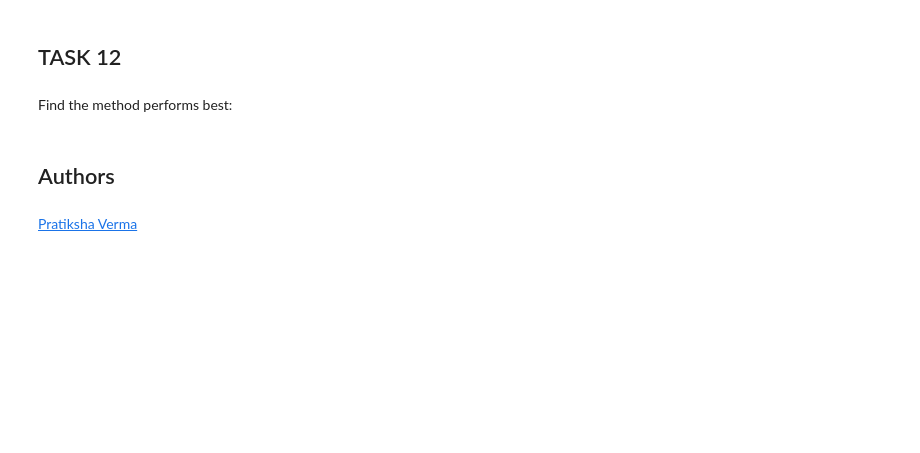
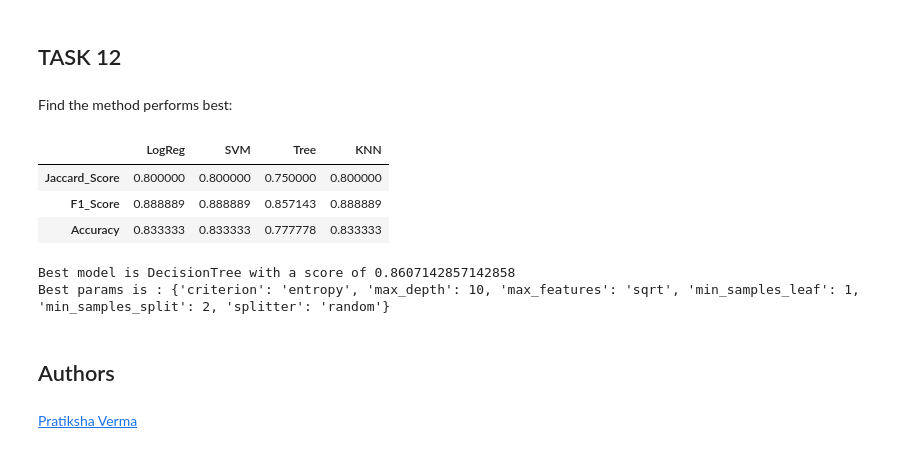
Before and after one commit to amberlie03/Data-Capstone, a Jupyter notebook: SpaceX_Machine Learning Prediction_Part_5.ipynb, the cells around one changed output. Drawn from its saved outputs; the diff is of its cells as text; code cells hidden in the pictures; blank space fills up the shorter version.

```diff
--- a/SpaceX_Machine Learning Prediction_Part_5.ipynb
+++ b/SpaceX_Machine Learning Prediction_Part_5.ipynb
@@ -271,6 +281,6 @@ print(accuracy)
 # %% [markdown]
 We can plot the confusion matrix
 # %%
-yhat = tree_cv.predict(X_test)
+tree_yhat = tree_cv.predict(X_test)
 plot_confusion_matrix(Y_test,yhat)
 # %% [output]
@@ -300,3 +298,12 @@ knn_cv = grid_search_knn.fit(X_train, Y_train)
+# %%
+knn = KNeighborsClassifier()
+parameters_knn = {'n_neighbors': [1, 2, 3, 4, 5, 6, 7, 8, 9, 10],
+              'algorithm': ['auto', 'ball_tree', 'kd_tree', 'brute'],
+              'p': [1,2]}
+grid_search_knn = GridSearchCV( estimator = knn,param_grid = parameters_knn,cv = 10)
+knn_cv = grid_search_knn.fit(X_train, Y_train)
+knn_best_model=knn_cv.best_estimator_
+Yhat=knn_best_model.predict(X)
 # %%
 print("tuned hpyerparameters :(best parameters) ",knn_cv.best_params_)
 print("accuracy :",knn_cv.best_score_)
@@ -308,12 +315,12 @@ accuracy : 0.8482142857142858
 # %% [markdown]
 Calculate the accuracy of knn_cv on the test data using the method <code>score</code>:
 # %%
-accuracy=best_model.score(X_test, Y_test)
-print(accuracy)
+knn_accuracy=knn_best_model.score(X_test, Y_test)
+print(knn_accuracy)
 # %% [output]
 0.8333333333333334
 # %% [markdown]
 We can plot the confusion matrix
 # %%
-yhat = knn_cv.predict(X_test)
+knn_yhat = knn_cv.predict(X_test)
 plot_confusion_matrix(Y_test,yhat)
@@ -321,6 +330,52 @@ plot_confusion_matrix(Y_test,yhat)
 ## TASK  12
 # %% [markdown]
 Find the method performs best:
+# %%
+from sklearn.metrics import jaccard_score, f1_score
+
+# Examining the scores from Test sets
+jaccard_scores = [
+                  jaccard_score(Y_test, logreg_yhat, average='binary'),
+                  jaccard_score(Y_test, svm_yhat, average='binary'),
+                  jaccard_score(Y_test, tree_yhat, average='binary'),
+                  jaccard_score(Y_test, knn_yhat, average='binary'),
+                 ]
+
+f1_scores = [
+             f1_score(Y_test, logreg_yhat, average='binary'),
+             f1_score(Y_test, svm_yhat, average='binary'),
+             f1_score(Y_test, tree_yhat, average='binary'),
+             f1_score(Y_test, knn_yhat, average='binary'),
+            ]
+
+accuracy = [logreg_accuracy, svm_accuracy, tree_accuracy, knn_accuracy]
+
+scores_test = pd.DataFrame(np.array([jaccard_scores, f1_scores, accuracy]), index=['Jaccard_Score', 'F1_Score', 'Accuracy'] , columns=['LogReg', 'SVM', 'Tree', 'KNN'])
+scores_test
+# %% [output]
+|  | LogReg | SVM | Tree | KNN |
+| Jaccard_Score | 0.800000 | 0.800000 | 0.750000 | 0.800000 |
+| F1_Score | 0.888889 | 0.888889 | 0.857143 | 0.888889 |
+| Accuracy | 0.833333 | 0.833333 | 0.777778 | 0.833333 |
+# %%
+models = {'KNeighbors':knn_cv.best_score_,
+'DecisionTree':tree_cv.best_score_,
+'LogisticRegression':logreg_cv.best_score_,
+'SupportVector': svm_cv.best_score_}
+
+best_algorithm = max(models, key=models.get)
+print('Best model is', best_algorithm,'with a score of', models[best_algorithm])
+if best_algorithm == 'DecisionTree':
+    print('Best params is :', tree_cv.best_params_)
+if best_algorithm == 'KNeighbors':
+    print('Best params is :', knn_cv.best_params_)
+if best_algorithm == 'LogisticRegression':
+    print('Best params is :', logreg_cv.best_params_)
+if best_algorithm == 'SupportVector':
+    print('Best params is :', svm_cv.best_params_)
+# %% [output]
+Best model is DecisionTree with a score of 0.8607142857142858
+Best params is : {'criterion': 'entropy', 'max_depth': 10, 'max_features': 'sqrt', 'min_samples_leaf': 1, 'min_samples_split': 2, 'splitter': 'random'}
 # %% [markdown]
 ## Authors
 # %% [markdown]
```
Also changed, not shown: parts of 11 cells of this notebook.
